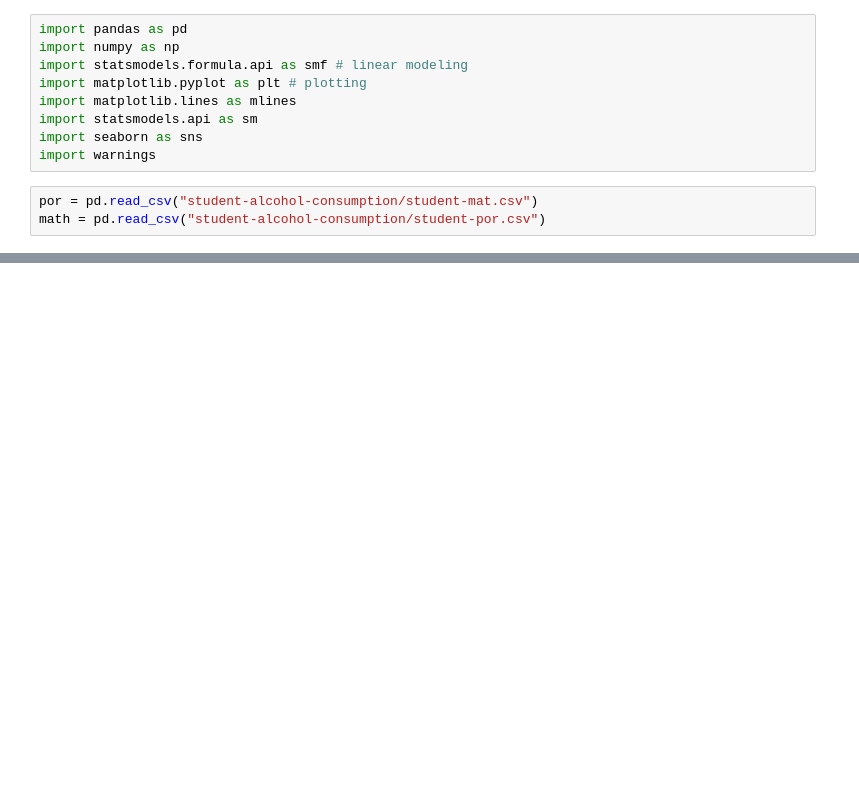
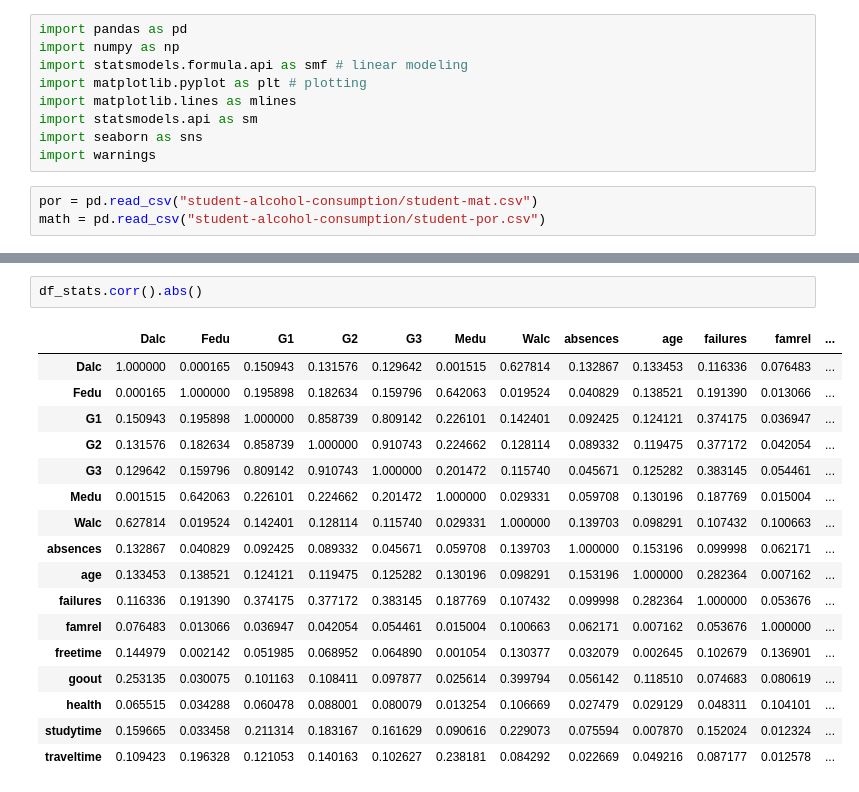
Before and after one commit to chengyi9/370-final, a Jupyter notebook: Rough Work.ipynb, the cells around one changed output, grey strips where cells are left out. Drawn from its saved outputs; the diff is of its cells as text; blank space fills up the shorter version.

```diff
--- a/Rough Work.ipynb
+++ b/Rough Work.ipynb
@@ -35,0 +116,20 @@ df
+# %%
+df_stats.corr().abs()
+# %% [output]
+|  | Dalc | Fedu | G1 | G2 | G3 | Medu | Walc | absences | age | failures | famrel | ... |
+| Dalc | 1.000000 | 0.000165 | 0.150943 | 0.131576 | 0.129642 | 0.001515 | 0.627814 | 0.132867 | 0.133453 | 0.116336 | 0.076483 | ... |
+| Fedu | 0.000165 | 1.000000 | 0.195898 | 0.182634 | 0.159796 | 0.642063 | 0.019524 | 0.040829 | 0.138521 | 0.191390 | 0.013066 | ... |
+| G1 | 0.150943 | 0.195898 | 1.000000 | 0.858739 | 0.809142 | 0.226101 | 0.142401 | 0.092425 | 0.124121 | 0.374175 | 0.036947 | ... |
+| G2 | 0.131576 | 0.182634 | 0.858739 | 1.000000 | 0.910743 | 0.224662 | 0.128114 | 0.089332 | 0.119475 | 0.377172 | 0.042054 | ... |
+| G3 | 0.129642 | 0.159796 | 0.809142 | 0.910743 | 1.000000 | 0.201472 | 0.115740 | 0.045671 | 0.125282 | 0.383145 | 0.054461 | ... |
+| Medu | 0.001515 | 0.642063 | 0.226101 | 0.224662 | 0.201472 | 1.000000 | 0.029331 | 0.059708 | 0.130196 | 0.187769 | 0.015004 | ... |
+| Walc | 0.627814 | 0.019524 | 0.142401 | 0.128114 | 0.115740 | 0.029331 | 1.000000 | 0.139703 | 0.098291 | 0.107432 | 0.100663 | ... |
+| absences | 0.132867 | 0.040829 | 0.092425 | 0.089332 | 0.045671 | 0.059708 | 0.139703 | 1.000000 | 0.153196 | 0.099998 | 0.062171 | ... |
+| age | 0.133453 | 0.138521 | 0.124121 | 0.119475 | 0.125282 | 0.130196 | 0.098291 | 0.153196 | 1.000000 | 0.282364 | 0.007162 | ... |
+| failures | 0.116336 | 0.191390 | 0.374175 | 0.377172 | 0.383145 | 0.187769 | 0.107432 | 0.099998 | 0.282364 | 1.000000 | 0.053676 | ... |
+| famrel | 0.076483 | 0.013066 | 0.036947 | 0.042054 | 0.054461 | 0.015004 | 0.100663 | 0.062171 | 0.007162 | 0.053676 | 1.000000 | ... |
+| freetime | 0.144979 | 0.002142 | 0.051985 | 0.068952 | 0.064890 | 0.001054 | 0.130377 | 0.032079 | 0.002645 | 0.102679 | 0.136901 | ... |
+| goout | 0.253135 | 0.030075 | 0.101163 | 0.108411 | 0.097877 | 0.025614 | 0.399794 | 0.056142 | 0.118510 | 0.074683 | 0.080619 | ... |
+| health | 0.065515 | 0.034288 | 0.060478 | 0.088001 | 0.080079 | 0.013254 | 0.106669 | 0.027479 | 0.029129 | 0.048311 | 0.104101 | ... |
+| studytime | 0.159665 | 0.033458 | 0.211314 | 0.183167 | 0.161629 | 0.090616 | 0.229073 | 0.075594 | 0.007870 | 0.152024 | 0.012324 | ... |
+| traveltime | 0.109423 | 0.196328 | 0.121053 | 0.140163 | 0.102627 | 0.238181 | 0.084292 | 0.022669 | 0.049216 | 0.087177 | 0.012578 | ... |
```
Also changed, not shown: parts of 7 cells of this notebook.
